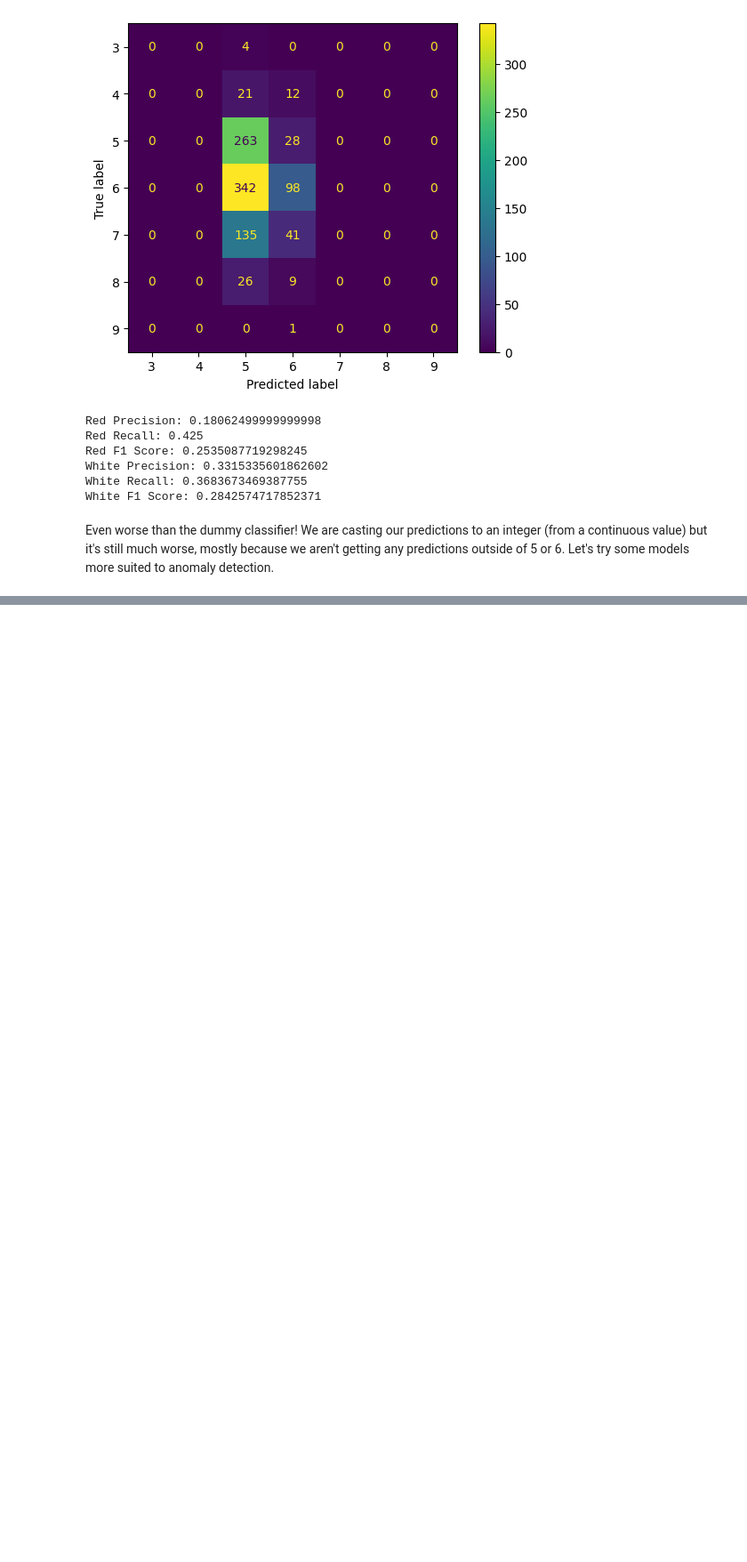
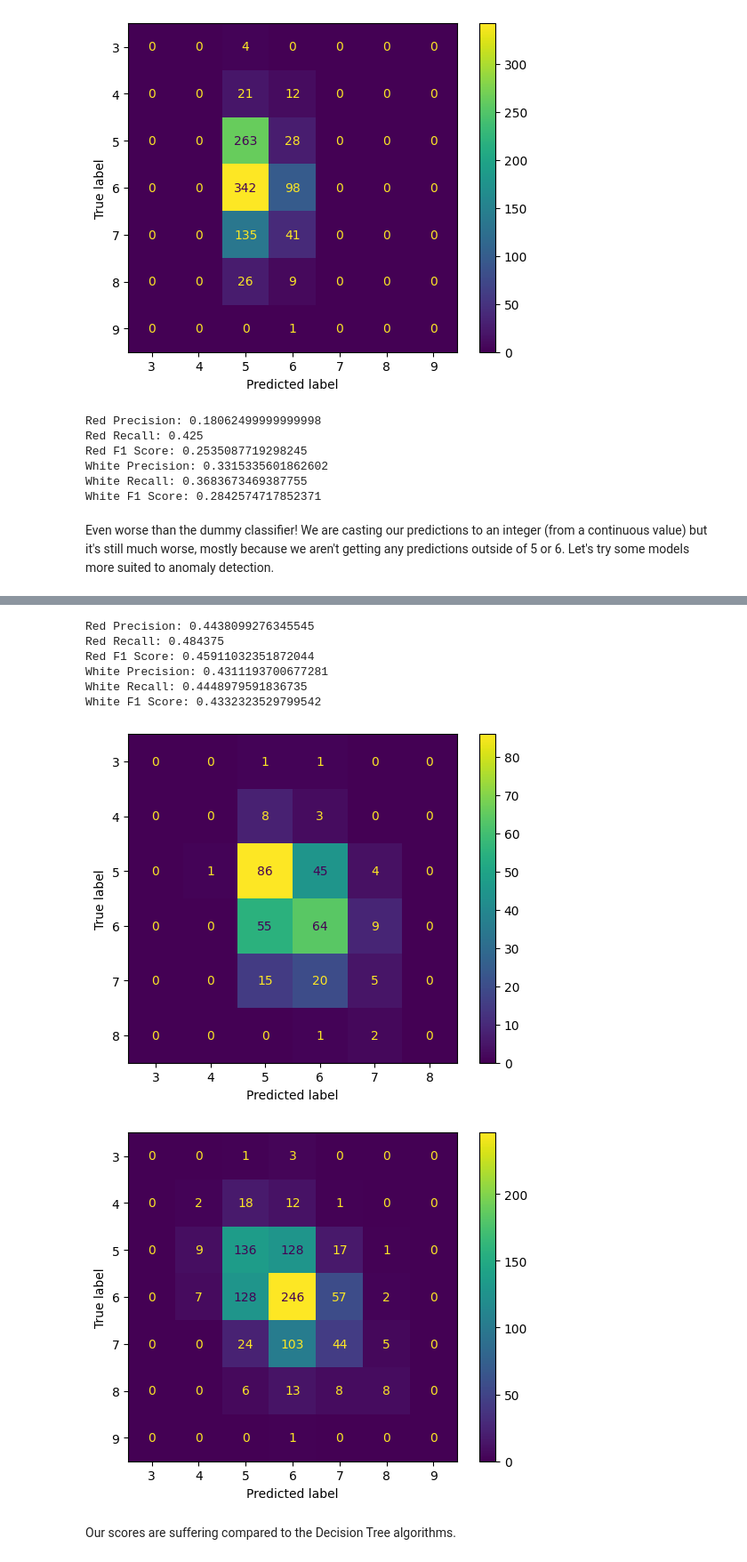
Before and after one commit to zdravoj/data-science-foundations, a Jupyter notebook: UCI_wine_quality.ipynb, the cells around one changed output, grey strips where cells are left out. Shown at 89% size. Drawn from its saved outputs; the diff is of its cells as text; code cells hidden in the pictures; blank space fills up the shorter version.

```diff
--- a/UCI_wine_quality.ipynb
+++ b/UCI_wine_quality.ipynb
@@ -1227,0 +1301,29 @@ Even worse than the dummy classifier! We are casting our predictions to an integ
+# %%
+# Nearest Neighbors Classifier models
+red_knnc = KNeighborsClassifier()
+white_knnc = KNeighborsClassifier()
+
+# fit models
+red_knnc.fit(red_X_train, red_y_train)
+white_knnc.fit(white_X_train, white_y_train)
+
+# get predictions
+red_knnc_pred = red_knnc.predict(red_X_test)
+white_knnc_pred = white_knnc.predict(white_X_test)
+# %%
+# confusion matrix and scores
+confmat_display('red', red_knnc_pred)
+confmat_display('white', white_knnc_pred)
+mod_scores('red', red_knnc_pred)
+mod_scores('white', white_knnc_pred)
+# %% [output]
+Red Precision: 0.4438099276345545
+Red Recall: 0.484375
+Red F1 Score: 0.45911032351872044
+White Precision: 0.4311193700677281
+White Recall: 0.4448979591836735
+White F1 Score: 0.4332323529799542
+[figure, added]
+[figure, added]
+# %% [markdown]
+Our scores are suffering compared to the Decision Tree algorithms.
```
Also changed, not shown: parts of 22 cells of this notebook.
